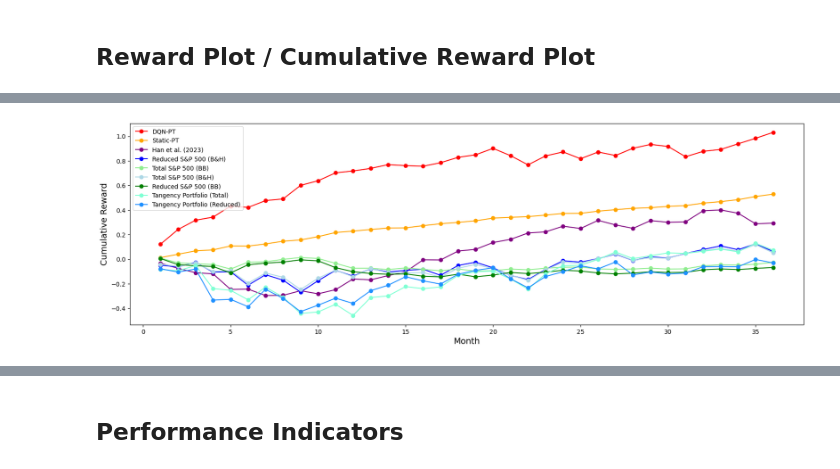
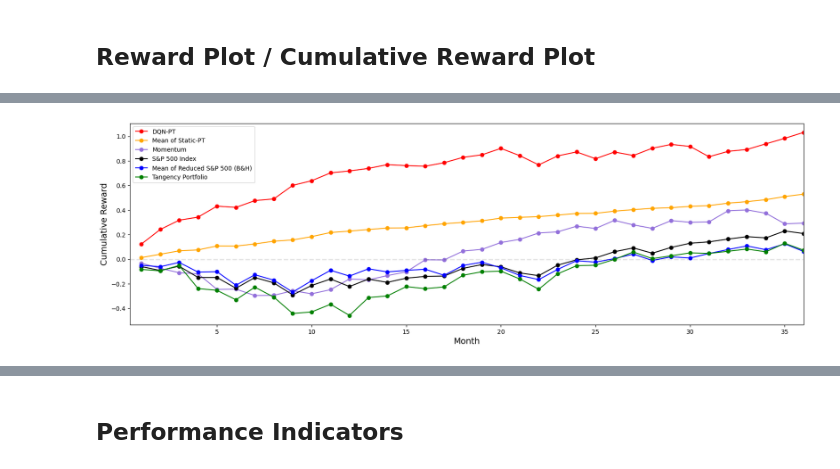
Before and after one commit to DanielHYLai/pairs-trading-with-reinforcement-learning, a Jupyter notebook: pairs-selection/comparison_oos_pairs_reduced.ipynb, the cells around one changed output, grey strips where cells are left out. Drawn from its saved outputs; the diff is of its cells as text; code cells hidden in the pictures.

Commit message:
Add S&P500 result

```diff
--- a/pairs-selection/comparison_oos_pairs_reduced.ipynb
+++ b/pairs-selection/comparison_oos_pairs_reduced.ipynb
@@ -1192,0 +1195,13 @@ plt.show()
+# %%
+SP500_index = pd.read_csv("data_file/SP500-index-data.csv", encoding="UTF-8")
+SP500_index["log_return"] = np.log(SP500_index["Close"] / SP500_index["Close"].shift(1))
+SP500_index = SP500_index.dropna()
+# %%
+SP500_index_result = []
+
+for year in SP500_index["Year"].unique():
+    for month in SP500_index["Month"].unique():
+        mask_table = SP500_index[
+            (SP500_index["Year"] == year) & (SP500_index["Month"] == month)
+        ]
+        SP500_index_result.append(mask_table["log_return"].sum())
@@ -1371,6 +1456,7 @@ single_mean_total_BB = single_result_total_BB_table.mean(axis=0)
 portfolio_result_reduced_BandH = np.array(portfolio_result_reduced_BandH)
 portfolio_result_total_BandH = np.array(portfolio_result_total_BandH)
 paper_reward_result = np.array(paper_reward_result)
+SP500_index_result = np.array(SP500_index_result)
 
 dqn_pt_cum_reward = []
 
@@ -1454,68 +1548,77 @@ plt.show()
 plt.figure(figsize=(20, 6))
 plt.plot(range(1, 37), dqn_pt_cum_reward, label="DQN-PT", color="red", marker="o")
 plt.plot(
     range(1, 37),
     static_pt_mean.values.cumsum(),
-    label="Static-PT",
+    label="Mean of Static-PT",
     color="orange",
     marker="o",
 )
 plt.plot(
     range(1, 37),
     paper_reward_result.cumsum(),
-    label="Han et al. (2023)",
-    color="purple",
+    label="Momentum",
+    color="mediumpurple",
+    marker="o",
+)
+plt.plot(
+    range(1, 37),
+    SP500_index_result.cumsum(),
+    label="S&P 500 Index",
+    color="black",
     marker="o",
 )
 plt.plot(
     range(1, 37),
     single_mean_reduced_BandH.cumsum(),
-    label="Reduced S&P 500 (B&H)",
+    label="Mean of Reduced S&P 500 (B&H)",
     color="blue",
     marker="o",
 )
+# plt.plot(
+#     range(1, 37),
+#     single_mean_total_BB.cumsum(),
+#     label="Total S&P 500 (BB)",
+#     color="lightgreen",
+#     marker="o",
+# )
+# plt.plot(
+#     range(1, 37),
+#     single_mean_total_BandH.cumsum(),
+#     label="Total S&P 500 (B&H)",
+#     color="lightblue",
+#     marker="o",
+# )
+# plt.plot(
+#     range(1, 37),
+#     single_mean_reduced_BB.cumsum(),
+#     label="Reduced S&P 500 (BB)",
+#     color="green",
+#     marker="o",
+# )
 plt.plot(
     range(1, 37),
-    single_mean_total_BB.cumsum(),
-    label="Total S&P 500 (BB)",
-    color="lightgreen",
-    marker="o",
-)
-plt.plot(
-    range(1, 37),
-    single_mean_total_BandH.cumsum(),
-    label="Total S&P 500 (B&H)",
-    color="lightblue",
-    marker="o",
-)
-plt.plot(
-    range(1, 37),
-    single_mean_reduced_BB.cumsum(),
-    label="Reduced S&P 500 (BB)",
+    portfolio_result_total_BandH.cumsum(),
+    label="Tangency Portfolio",
     color="green",
     marker="o",
 )
-plt.plot(
-    range(1, 37),
-    portfolio_result_total_BandH.cumsum(),
-    label="Tangency Portfolio (Total)",
-    color="aquamarine",
-    marker="o",
-)
-plt.plot(
-    range(1, 37),
-    portfolio_result_reduced_BandH.cumsum(),
-    label="Tangency Portfolio (Reduced)",
-    color="dodgerblue",
-    marker="o",
-)
+# plt.plot(
+#     range(1, 37),
+#     portfolio_result_reduced_BandH.cumsum(),
+#     label="Tangency Portfolio (Reduced)",
+#     color="dodgerblue",
+#     marker="o",
+# )
+plt.axhline(y=0, color="black", linestyle="--", linewidth=2, alpha=0.1)
+plt.xlim(0.4, 36)
 plt.xlabel("Month", fontsize=14)
 plt.ylabel("Cumulative Reward", fontsize=14)
 plt.legend(fontsize=10)
 plt.savefig(f"{path}/cum_reward_comparison.png", dpi=300, bbox_inches="tight")
 plt.show()
 # %% [output]
-[figure, old version]
+[figure, new version]
 # %%
 print(f"DQN-PT: {np.trapz(dqn_pt_cum_reward, dx=1): .4f}")
 print(f"Static-PT: {np.trapz(static_pt_mean.cumsum(), dx=1): .4f}")
```
Also changed, not shown: parts of 24 cells of this notebook, 2 other files.
